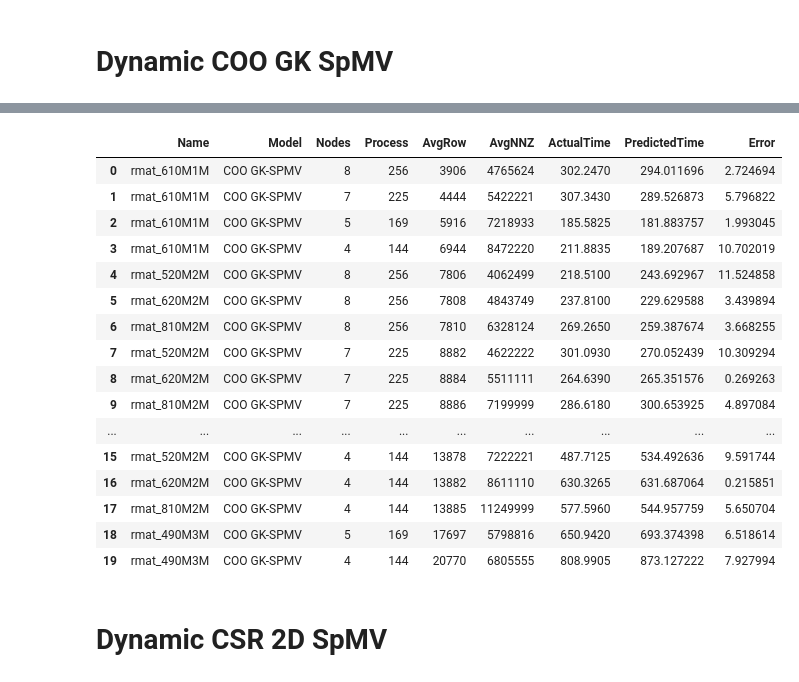
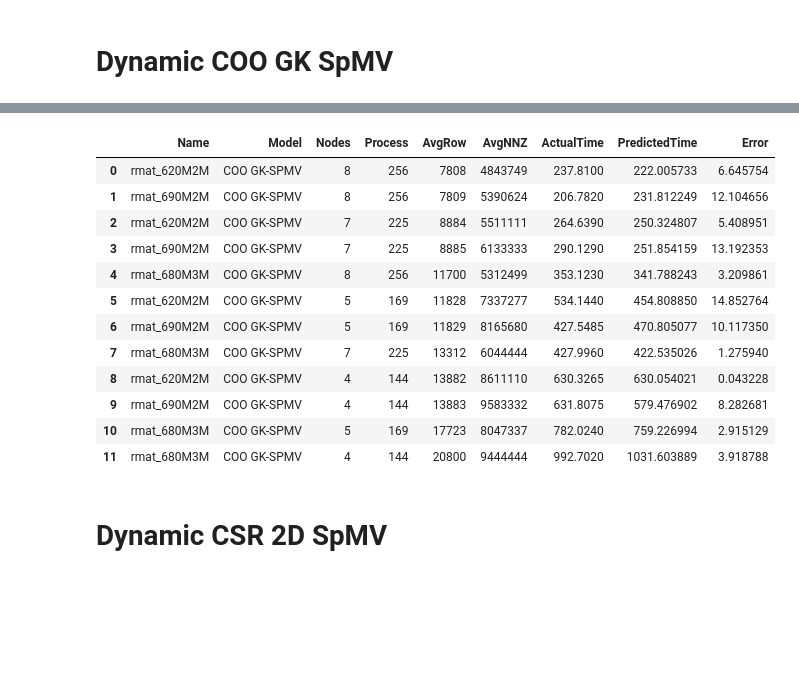
Before and after one commit to marufdsi/ConferencePapers, a Jupyter notebook: ICPP2021/SpMV Plots for R-Mat Matrices.ipynb, the cells around one changed output, grey strips where cells are left out. Cells and saved outputs as stored; diff of their text form; code cells hidden in the pictures; blank space fills up the shorter version.

```diff
--- a/ICPP2021/SpMV Plots for R-Mat Matrices.ipynb
+++ b/ICPP2021/SpMV Plots for R-Mat Matrices.ipynb
@@ -41,13 +41,17 @@ test_matrices = [
 ]
 
 rmat_test_matrices = [
-    "rmat_490M3M"
-    , "rmat_520M2M"
-    , "rmat_610M1M"
-    , "rmat_620M2M"
-    , "rmat_810M2M"
+#     "rmat_490M3M"
+#     , "rmat_520M2M"
+#     , "rmat_610M1M"
+#     , "rmat_620M2M"
+#     , "rmat_810M2M"
 #     , "rmat_200M3M"
 #     , "rmat_400M4M"
 #     , "rmat_700M3M"
 #     , "rmat_700M4M"
+#      "rmat_590M2M",
+    "rmat_620M2M", "rmat_680M3M", "rmat_690M2M"
+#     , "rmat_780M2M "
+
 ]
@@ -370,7 +381,7 @@ def spmv_svr_model_2(data, testMat, process, model_name="CSR LK-SPMV"):
     csr_local_kway_pred["Error"] = err
     return csr_local_kway_pred
 # %%
-def dynamic_lk_1d_model(data, attributes, df_column, model_name, target = "AvgTime"):
+def dynamic_svr_model(data, attributes, df_column, model_name, target = "AvgTime"):
     _df_pred = pd.DataFrame()
     mat = []
     node = []
@@ -458,7 +469,7 @@ def dynamic_lk_1d_model(data, attributes, df_column, model_name, target = "AvgTi
     print("max error: ", _df_pred["Error"].max(), " avg error: ", _df_pred["Error"].mean())
     return _df_pred
 
-def dynamic_lk_1d_model_with_best_param(data, attributes, df_column, model_name, best_param, target = "AvgTime"):
+def dynamic_svr_model_with_best_param(data, attributes, df_column, model_name, best_param, target = "AvgTime"):
     _df_pred = pd.DataFrame()
     mat = []
     node = []
@@ -501,7 +512,7 @@ def dynamic_lk_1d_model_with_best_param(data, attributes, df_column, model_name,
     y_pred = svr.predict(_test_X)
 
     for i,row in _test_data.iterrows():
-        print(row["Name"], " & ", r[df_column[1]], " & ", r[df_column[2]], " & ", '{0:.3f}'.format(test_y[i]/min_time_factor),"&",'{0:.3f}'.format(y_pred[i]/min_time_factor), "&",
+        print(row["Name"], " & ", row[df_column[1]], " & ", row[df_column[2]], " & ", '{0:.3f}'.format(test_y[i]/min_time_factor),"&",'{0:.3f}'.format(y_pred[i]/min_time_factor), "&",
               '{0:.1f}'.format(abs(test_y[i]-y_pred[i])*100/test_y[i])+"\\%", "\\\ \hline")
 
         mat.append(row[df_column[0]])
@@ -784,8 +768,8 @@ rmat_global_coo_kway = rmat_global_coo_kway.sort_values(by=["AvgRows", "AvgNPR"]
 gk_attributes = ["Nodes", "nProcess", "AvgRows", "AvgNNZ", "AvgNPR", "AvgNPRSD", "Density"]
 gk_df_column = ["Name", "Nodes", "nProcess", "AvgRows", "AvgNNZ"]
 gk_coo_best_param = {'C': 10000000.0, 'epsilon': 0.1}
-# rmat_coo_dyn_gk_spmv_pred = dynamic_lk_1d_model(rmat_global_coo_kway, gk_attributes, gk_df_column, "COO GK-SPMV", "AvgTime")
-rmat_coo_dyn_gk_spmv_pred = dynamic_lk_1d_model_with_best_param(rmat_global_coo_kway, gk_attributes, gk_df_column, "COO GK-SPMV", gk_coo_best_param, "AvgTime")
+# rmat_coo_dyn_gk_spmv_pred = dynamic_svr_model(rmat_global_coo_kway, gk_attributes, gk_df_column, "COO GK-SPMV", "AvgTime")
+rmat_coo_dyn_gk_spmv_pred = dynamic_svr_model_with_best_param(rmat_global_coo_kway, gk_attributes, gk_df_column, "COO GK-SPMV", gk_coo_best_param, "AvgTime")
 
 rmat_coo_dyn_gk_spmv_pred
 # %% [output]
@@ -809,20 +790,16 @@ max error:  14.847924932147338  avg error:  6.29689308478019
 |  | Name | Model | Nodes | Process | AvgRow | AvgNNZ | ActualTime | PredictedTime | Error |
-| 0 | rmat_610M1M | COO GK-SPMV | 8 | 256 | 3906 | 4765624 | 302.2470 | 294.011696 | 2.724694 |
-| 1 | rmat_610M1M | COO GK-SPMV | 7 | 225 | 4444 | 5422221 | 307.3430 | 289.526873 | 5.796822 |
-| 2 | rmat_610M1M | COO GK-SPMV | 5 | 169 | 5916 | 7218933 | 185.5825 | 181.883757 | 1.993045 |
-| 3 | rmat_610M1M | COO GK-SPMV | 4 | 144 | 6944 | 8472220 | 211.8835 | 189.207687 | 10.702019 |
-| 4 | rmat_520M2M | COO GK-SPMV | 8 | 256 | 7806 | 4062499 | 218.5100 | 243.692967 | 11.524858 |
-| 5 | rmat_620M2M | COO GK-SPMV | 8 | 256 | 7808 | 4843749 | 237.8100 | 229.629588 | 3.439894 |
-| 6 | rmat_810M2M | COO GK-SPMV | 8 | 256 | 7810 | 6328124 | 269.2650 | 259.387674 | 3.668255 |
-| 7 | rmat_520M2M | COO GK-SPMV | 7 | 225 | 8882 | 4622222 | 301.0930 | 270.052439 | 10.309294 |
-| 8 | rmat_620M2M | COO GK-SPMV | 7 | 225 | 8884 | 5511111 | 264.6390 | 265.351576 | 0.269263 |
-| 9 | rmat_810M2M | COO GK-SPMV | 7 | 225 | 8886 | 7199999 | 286.6180 | 300.653925 | 4.897084 |
-| ... | ... | ... | ... | ... | ... | ... | ... | ... | ... |
-| 15 | rmat_520M2M | COO GK-SPMV | 4 | 144 | 13878 | 7222221 | 487.7125 | 534.492636 | 9.591744 |
-| 16 | rmat_620M2M | COO GK-SPMV | 4 | 144 | 13882 | 8611110 | 630.3265 | 631.687064 | 0.215851 |
-| 17 | rmat_810M2M | COO GK-SPMV | 4 | 144 | 13885 | 11249999 | 577.5960 | 544.957759 | 5.650704 |
-| 18 | rmat_490M3M | COO GK-SPMV | 5 | 169 | 17697 | 5798816 | 650.9420 | 693.374398 | 6.518614 |
-| 19 | rmat_490M3M | COO GK-SPMV | 4 | 144 | 20770 | 6805555 | 808.9905 | 873.127222 | 7.927994 |
+| 0 | rmat_620M2M | COO GK-SPMV | 8 | 256 | 7808 | 4843749 | 237.8100 | 222.005733 | 6.645754 |
+| 1 | rmat_690M2M | COO GK-SPMV | 8 | 256 | 7809 | 5390624 | 206.7820 | 231.812249 | 12.104656 |
+| 2 | rmat_620M2M | COO GK-SPMV | 7 | 225 | 8884 | 5511111 | 264.6390 | 250.324807 | 5.408951 |
+| 3 | rmat_690M2M | COO GK-SPMV | 7 | 225 | 8885 | 6133333 | 290.1290 | 251.854159 | 13.192353 |
+| 4 | rmat_680M3M | COO GK-SPMV | 8 | 256 | 11700 | 5312499 | 353.1230 | 341.788243 | 3.209861 |
+| 5 | rmat_620M2M | COO GK-SPMV | 5 | 169 | 11828 | 7337277 | 534.1440 | 454.808850 | 14.852764 |
+| 6 | rmat_690M2M | COO GK-SPMV | 5 | 169 | 11829 | 8165680 | 427.5485 | 470.805077 | 10.117350 |
+| 7 | rmat_680M3M | COO GK-SPMV | 7 | 225 | 13312 | 6044444 | 427.9960 | 422.535026 | 1.275940 |
+| 8 | rmat_620M2M | COO GK-SPMV | 4 | 144 | 13882 | 8611110 | 630.3265 | 630.054021 | 0.043228 |
+| 9 | rmat_690M2M | COO GK-SPMV | 4 | 144 | 13883 | 9583332 | 631.8075 | 579.476902 | 8.282681 |
+| 10 | rmat_680M3M | COO GK-SPMV | 5 | 169 | 17723 | 8047337 | 782.0240 | 759.226994 | 2.915129 |
+| 11 | rmat_680M3M | COO GK-SPMV | 4 | 144 | 20800 | 9444444 | 992.7020 | 1031.603889 | 3.918788 |
 # %% [markdown]
 # Dynamic CSR 2D SpMV
 # %%
```
Also changed, not shown: parts of 12 cells of this notebook, 17 other files.
